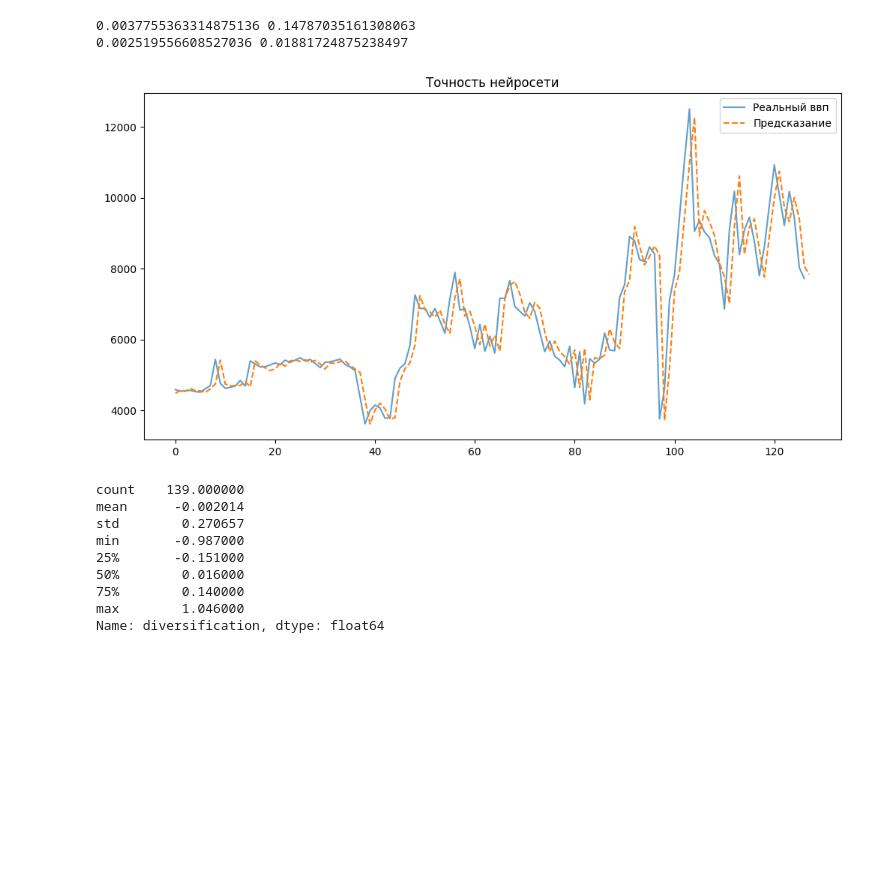
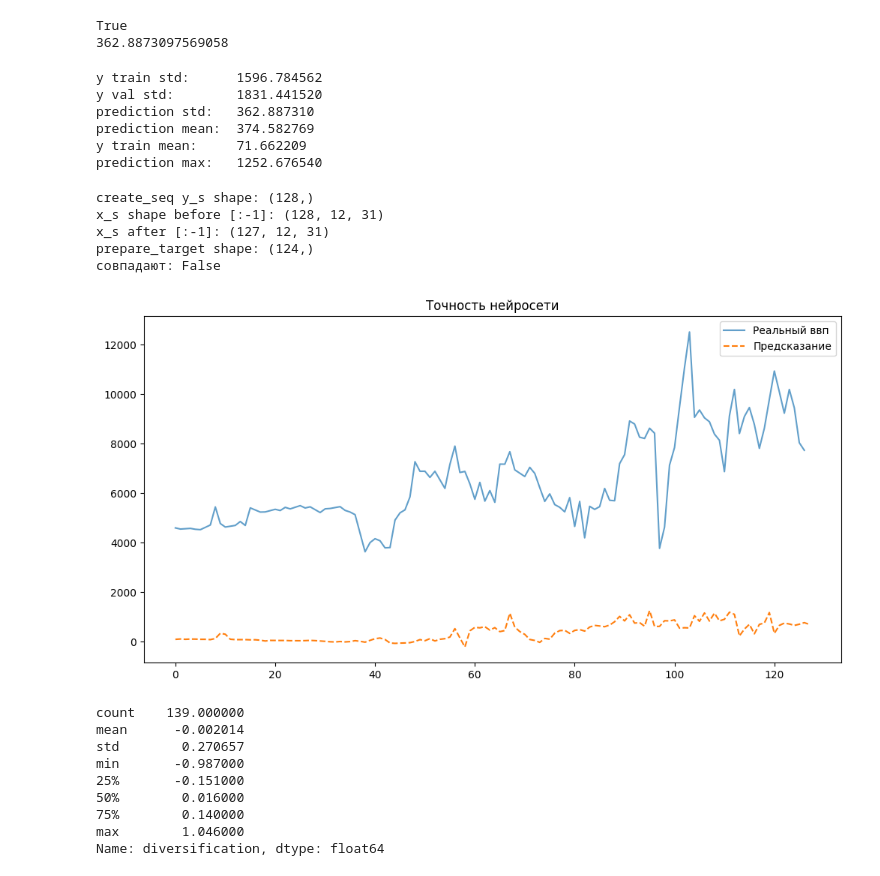
Before and after one commit to max12G/vic2-save, a Jupyter notebook: model/catboost.ipynb, the cells around one changed output. Cells and saved outputs as stored; diff of their text form; code cells hidden in the pictures; blank space fills up the shorter version.

```diff
--- a/model/catboost.ipynb
+++ b/model/catboost.ipynb
@@ -3,6 +3,9 @@ import numpy as np
 import pandas as pd
 from catboost import Pool, CatBoostRegressor
 import matplotlib.pyplot as plt
+# %%
+def get_horizon():
+    return 4
 # %%
 def z_normalization(x: np.array):
     mean = np.mean(x, axis=0)
@@ -49,6 +77,8 @@ path = "data/"
 directory = os.listdir(path)
 # %%
 datasets = []
+
+n = get_horizon()
 
 for file in directory:
     if file == "NET_2.csv":
@@ -71,26 +101,27 @@ def prepare_country_data(df):
         if col in df.columns:
             df = df.drop([col], axis=1)
     x = df.values[:]
+    x = prepare_x(x, mode = "normal")
     return create_seq(x, gdp)
 
 
 seq_X = []
 seqs_y = []
 
+
+
 for df in datasets:
     x_s, y_s = prepare_country_data(df)
-    x_s = x_s[:-1]
+    x_s = x_s[:-n]
     seq_X.append(x_s)
-    seqs_y.append(prepare_target(y_s))
+    seqs_y.append(prepare_target(y_s, mode = "normal"))
 
 
 X = np.concatenate(seq_X, axis=0)
 y = np.concatenate(seqs_y, axis=0)
 
-
 X_val, y_val_raw = prepare_country_data(data4)
-X_val = X_val[:-1]
-y_val = prepare_target(y_val_raw)
+y_val = prepare_target(y_val_raw, mode="normal")
 
 # X_train_flat = z_normalization(X.reshape(X.shape[0], -1))
 # X_val_flat = z_normalization(X_val.reshape(X_val.shape[0], -1))
@@ -127,14 +191,16 @@ class OptLoss(object):
 # %%
 model = CatBoostRegressor(
     iterations=10000,
-    learning_rate=3e-3,
-    depth=8,
-    early_stopping_rounds=300,
+    learning_rate=1e-3,
+    depth=10,
+    early_stopping_rounds=1000,
     verbose=50,
     loss_function='RMSE',
-    eval_metric='RMSE',
-    l2_leaf_reg = 0.5,
+    l2_leaf_reg = 5,
     task_type="GPU",
+    bootstrap_type='Bernoulli',
+    min_data_in_leaf=2,
+    subsample=0.8,
 )
 
 train_pool = Pool(X_train_flat, y)
@@ -181,21 +247,50 @@ for i in range(real_gdp.shape[0]):
 
 true_pred = np.array(true_pred)
 # %%
-print(y.mean(), y.std())
-print(prediction.mean(), prediction.std())
+print(prediction.std() > 0.05)
+print(prediction.std())
 # %% [output]
-0.0037755363314875136 0.14787035161308063
-0.002519556608527036 0.01881724875238497
+True
+362.8873097569058
+# %%
+print(f"y train std:      {y.std():.6f}")
+print(f"y val std:        {y_val.std():.6f}")
+print(f"prediction std:   {prediction.std():.6f}")
+print(f"prediction mean:  {prediction.mean():.6f}")
+print(f"y train mean:     {y.mean():.6f}")
+print(f"prediction max:   {prediction.max():.6f}")
+# %% [output]
+y train std:      1596.784562
+y val std:        1831.441520
+prediction std:   362.887310
+prediction mean:  374.582769
+y train mean:     71.662209
+prediction max:   1252.676540
+# %%
+x_s, y_s = prepare_country_data(datasets[0])
+print(f"create_seq y_s shape: {y_s.shape}")
+print(f"x_s shape before [:-1]: {x_s.shape}")
+x_s = x_s[:-1]
+y_t = prepare_target(y_s)
+print(f"x_s after [:-1]: {x_s.shape}")
+print(f"prepare_target shape: {y_t.shape}")
+print(f"совпадают: {x_s.shape[0] == y_t.shape[0]}")
+# %% [output]
+create_seq y_s shape: (128,)
+x_s shape before [:-1]: (128, 12, 31)
+x_s after [:-1]: (127, 12, 31)
+prepare_target shape: (124,)
+совпадают: False
 # %%
 plt.figure(figsize=(12, 6))
 ground_truth = y_np_t[12 + 1:]
 plt.plot(ground_truth.tolist(), label='Реальный ввп', alpha=0.7)
-plt.plot(true_pred, label='Предсказание', linestyle='--')
+plt.plot(prediction, label='Предсказание', linestyle='--')
 plt.legend()
 plt.title("Точность нейросети")
 plt.show()
 # %% [output]
-[figure, old version]
+[figure, new version]
 # %%
 print(data4["diversification"].diff().describe())
 # %% [output]
```
Also changed, not shown: parts of 10 cells of this notebook, 2 other files.
